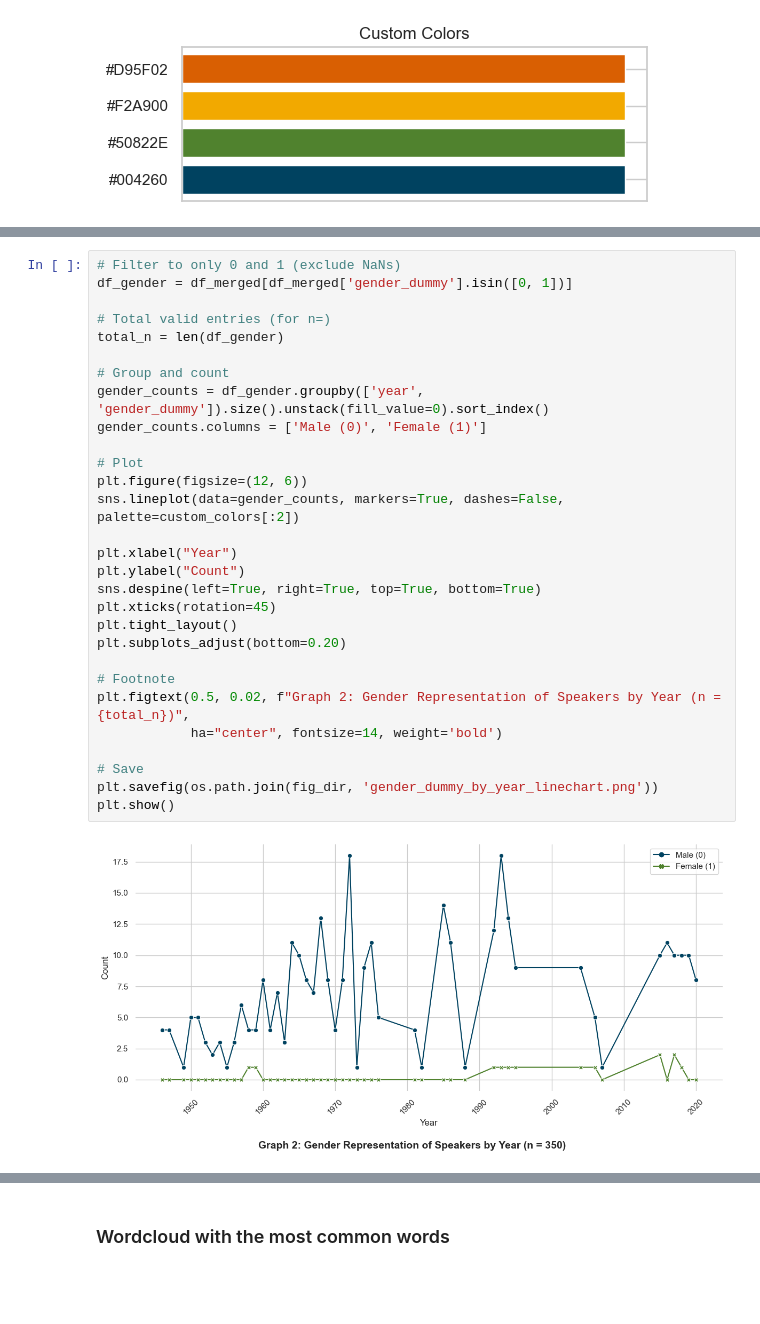
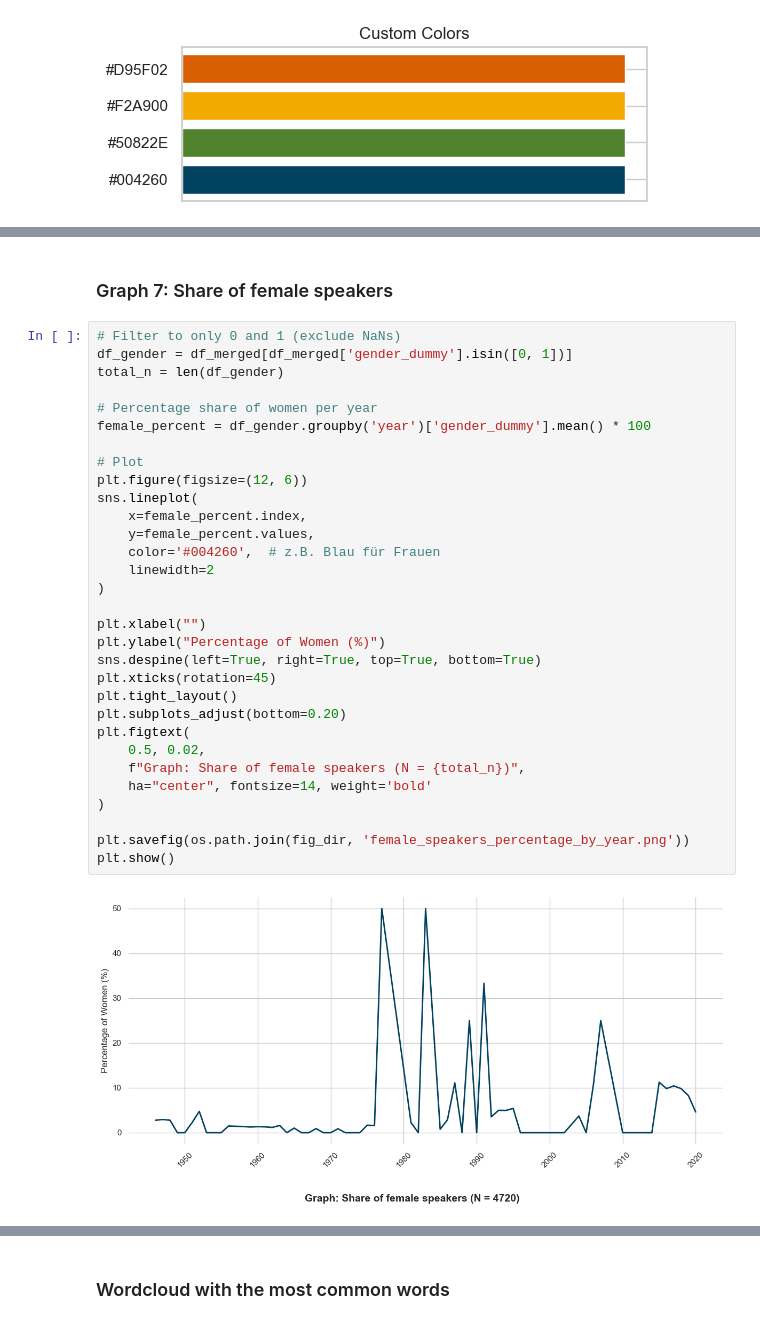
Before and after one commit to SarahFranzen/Emotions_in_the_United_Nations_General_Debates, a Jupyter notebook: 1_descriptives.ipynb, the cells around one changed output, grey strips where cells are left out. Drawn from its saved outputs; the diff is of its cells as text; blank space fills up the shorter version.

```diff
--- a/1_descriptives.ipynb
+++ b/1_descriptives.ipynb
@@ -132,37 +208,41 @@ plt.savefig(os.path.join(fig_dir, 'english_official_language_percentage.png'))
 plt.show()
 # %% [output]
 [figure]
+# %% [markdown]
+### Graph 7: Share of female speakers
 # %%
 # Filter to only 0 and 1 (exclude NaNs)
 df_gender = df_merged[df_merged['gender_dummy'].isin([0, 1])]
-
-# Total valid entries (for n=)
 total_n = len(df_gender)
 
-# Group and count
-gender_counts = df_gender.groupby(['year', 'gender_dummy']).size().unstack(fill_value=0).sort_index()
-gender_counts.columns = ['Male (0)', 'Female (1)']
+# Percentage share of women per year
+female_percent = df_gender.groupby('year')['gender_dummy'].mean() * 100
 
 # Plot
 plt.figure(figsize=(12, 6))
-sns.lineplot(data=gender_counts, markers=True, dashes=False, palette=custom_colors[:2])
+sns.lineplot(
+    x=female_percent.index,
+    y=female_percent.values,
+    color='#004260',  # z.B. Blau für Frauen
+    linewidth=2
+)
 
-plt.xlabel("Year")
-plt.ylabel("Count")
+plt.xlabel("")
+plt.ylabel("Percentage of Women (%)")
 sns.despine(left=True, right=True, top=True, bottom=True)
 plt.xticks(rotation=45)
 plt.tight_layout()
 plt.subplots_adjust(bottom=0.20)
+plt.figtext(
+    0.5, 0.02,
+    f"Graph: Share of female speakers (N = {total_n})",
+    ha="center", fontsize=14, weight='bold'
+)
 
-# Footnote
-plt.figtext(0.5, 0.02, f"Graph 2: Gender Representation of Speakers by Year (n = {total_n})",
-            ha="center", fontsize=14, weight='bold')
-
-# Save
-plt.savefig(os.path.join(fig_dir, 'gender_dummy_by_year_linechart.png'))
+plt.savefig(os.path.join(fig_dir, 'female_speakers_percentage_by_year.png'))
 plt.show()
 # %% [output]
-[figure, old version]
+[figure, new version]
 # %%
 # == Graph 3: Frequency by speaker position per year ==
 
```
Also changed, not shown: parts of 10 cells of this notebook, 1 other file.
